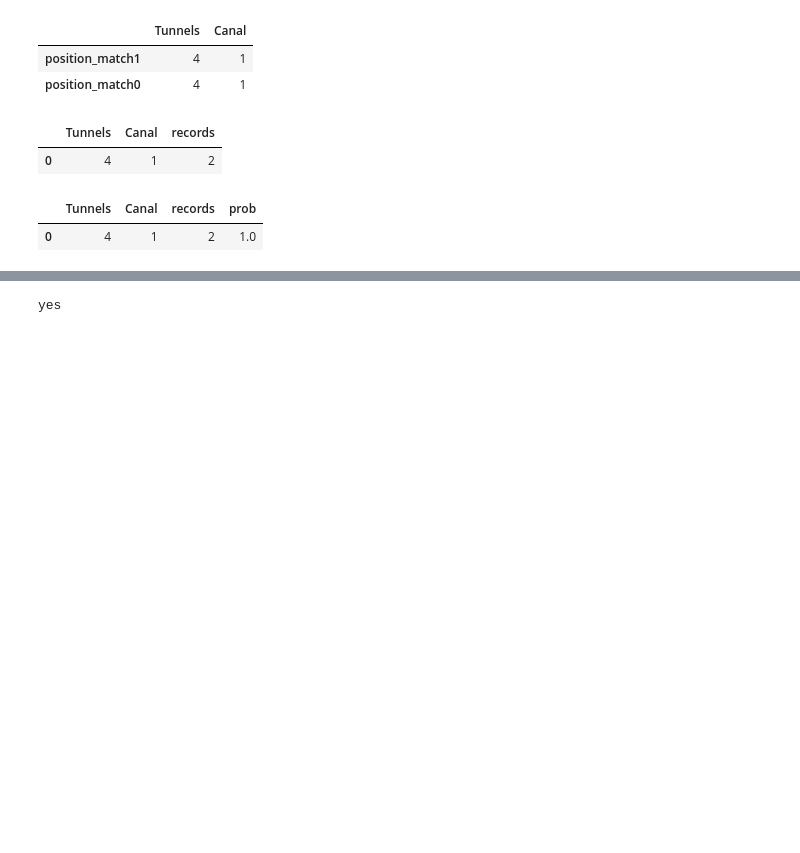
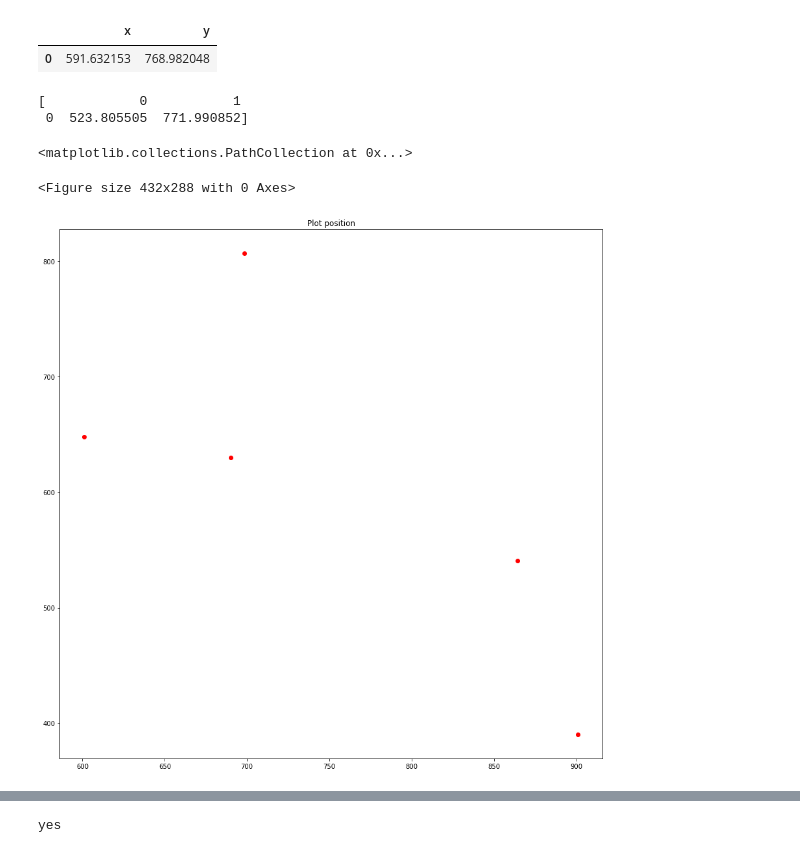
Before and after one commit to Meakk/cs_go_project, a Jupyter notebook: research_notebook.ipynb, the cells around one changed output, grey strips where cells are left out. Cells and saved outputs as stored; diff of their text form; code cells hidden in the pictures; blank space fills up the shorter version.

```diff
--- a/research_notebook.ipynb
+++ b/research_notebook.ipynb
@@ -73,21 +232,7 @@ prob_place
-# %%
-
-df = prob_place.copy()
-df
-# %% [output]
-|  | Tunnels | Canal |
-| position_match1 | 4 | 1 |
-| position_match0 | 4 | 1 |
-# %%
-df = df.groupby(df.columns.tolist()).size().reset_index().\
-    rename(columns={0:'records'})
-df
-# %% [output]
-|  | Tunnels | Canal | records |
-| 0 | 4 | 1 | 2 |
-# %%
-df['prob']= df['records']/len(list_match)
-df
-# %% [output]
-|  | Tunnels | Canal | records | prob |
-| 0 | 4 | 1 | 2 | 1.0 |
+# %%
+dataframe = pd.DataFrame([[ct_x,ct_y]],columns=['x','y'])
+dataframeT = pd.DataFrame([[ct_x,ct_y]],columns=['x','y'])
+dataframe
+# %% [output]
+|  | x | y |
+| 0 | 591.632153 | 768.982048 |
@@ -93,0 +255,25 @@ df
+# %%
+list_of_dataframeT = [pd.DataFrame(np.array([pointx_to_resolutionx(list_match[0]["gameRounds"][3]["bombEvents"][3]['playerX'],"de_mirage"),pointy_to_resolutiony(list_match[0]["gameRounds"][3]["bombEvents"][3]['playerY'],"de_mirage")]).reshape(1,2),columns=[0,1])]
+list_of_dataframeT
+# %% [output]
+[            0           1
+ 0  523.805505  771.990852]
+# %%
+map_bg = plt.imread("C:/Users/thibault/cs_go_project/map_adjustement/"+carte+".PNG")
+plt.figure()
+fig, ax = plt.subplots(figsize=(15, 15))
+ax.set_title('Plot position')
+ax.scatter(
+                [df2['x']],
+                [df2['y']],
+                color="red",
+                    alpha=1,
+                    zorder=2,
+                    cmap='hot'
+                )
+#hb=ax.hexbin([dataframe_position['x']], [dataframe_position['y']], gridsize=50,mincnt=0.01,alpha=0.5)
+#ax.imshow(map_bg,zorder=0)
+# %% [output]
+<matplotlib.collections.PathCollection at 0x...>
+<Figure size 432x288 with 0 Axes>
+[figure, added]
```
Also changed, not shown: parts of 16 cells of this notebook, 3 other files.
